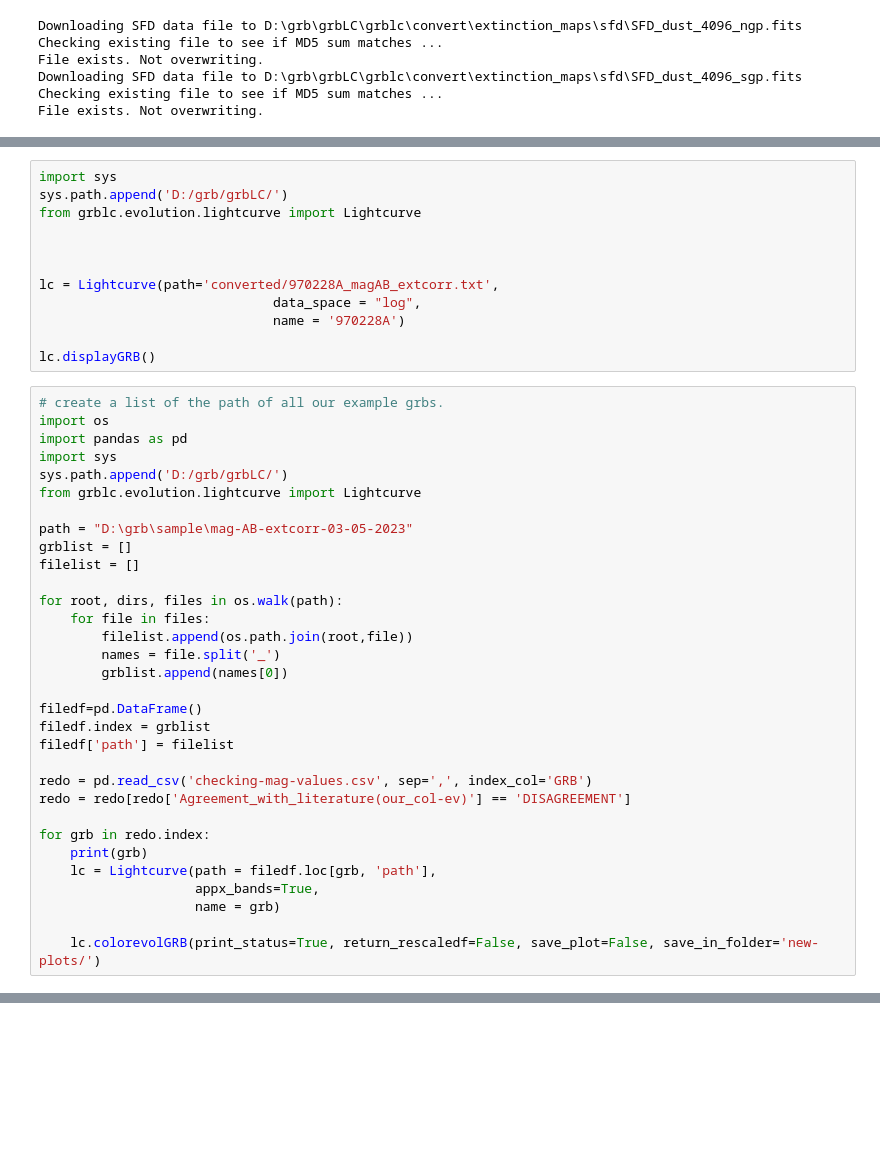
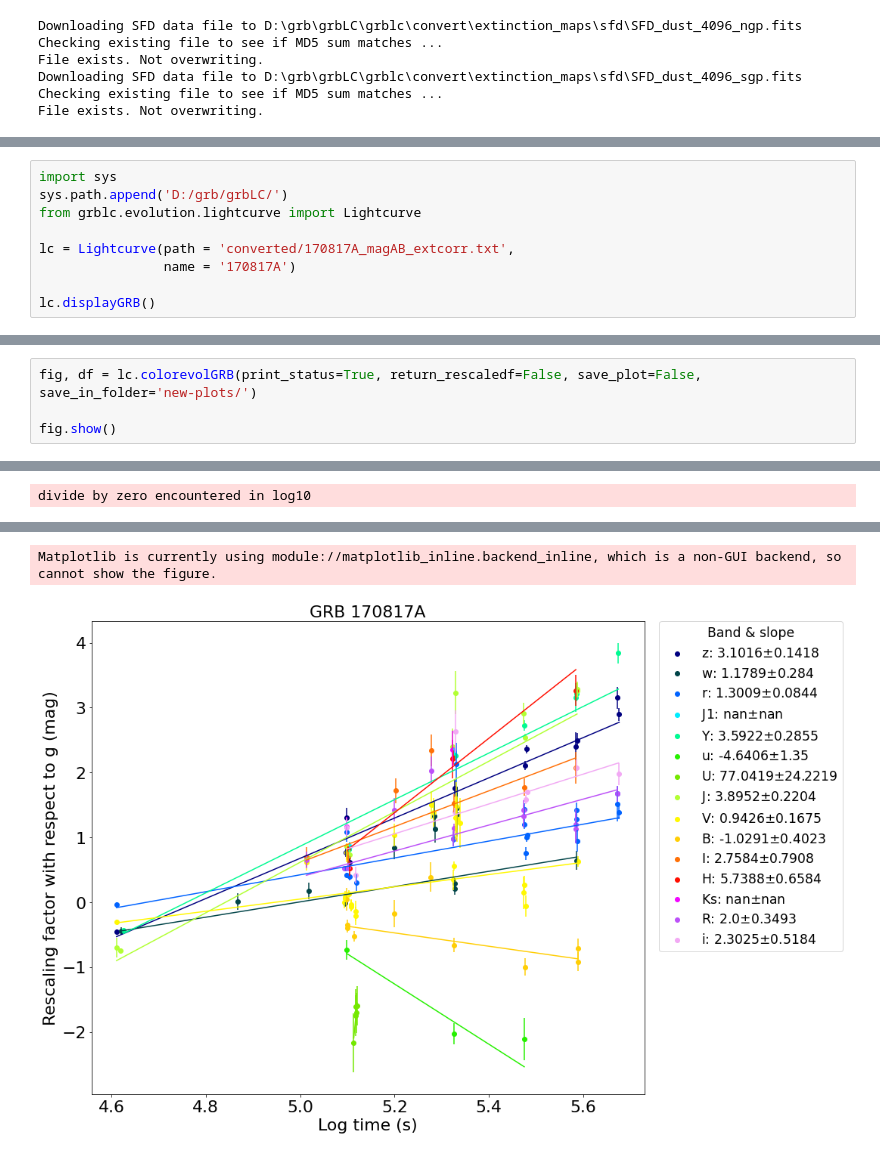
Before and after one commit to SLAC-Gamma-Rays/grbLC, a Jupyter notebook: examples/grblc_demo.ipynb, the cells around one changed output, grey strips where cells are left out. Drawn from its saved outputs; the diff is of its cells as text; blank space fills up the shorter version.

```diff
--- a/examples/grblc_demo.ipynb
+++ b/examples/grblc_demo.ipynb
@@ -91,42 +49,7 @@ import sys
 sys.path.append('D:/grb/grbLC/')
 from grblc.evolution.lightcurve import Lightcurve
 
-
-
-lc = Lightcurve(path='converted/970228A_magAB_extcorr.txt',
-                              data_space = "log",
-                              name = '970228A')
+lc = Lightcurve(path = 'converted/170817A_magAB_extcorr.txt',
+                name = '170817A')
 
 lc.displayGRB()
-# %%
-# create a list of the path of all our example grbs.
-import os
-import pandas as pd
-import sys
-sys.path.append('D:/grb/grbLC/')
-from grblc.evolution.lightcurve import Lightcurve
-
-path = "D:\grb\sample\mag-AB-extcorr-03-05-2023"
-grblist = []
-filelist = []
-
-for root, dirs, files in os.walk(path):
-    for file in files:
-        filelist.append(os.path.join(root,file))
-        names = file.split('_')
-        grblist.append(names[0])
-
-filedf=pd.DataFrame()
-filedf.index = grblist
-filedf['path'] = filelist
-
-redo = pd.read_csv('checking-mag-values.csv', sep=',', index_col='GRB')
-redo = redo[redo['Agreement_with_literature(our_col-ev)'] == 'DISAGREEMENT']
-
-for grb in redo.index:
-    print(grb)
-    lc = Lightcurve(path = filedf.loc[grb, 'path'],
-                    appx_bands=True,
-                    name = grb)
-
-    lc.colorevolGRB(print_status=True, return_rescaledf=False, save_plot=False, save_in_folder='new-plots/')
@@ -242,0 +56,5 @@ J:0+/-0; R:0.061+/-0.031;
+# %%
+fig, df = lc.colorevolGRB(print_status=True, return_rescaledf=False, save_plot=False, save_in_folder='new-plots/')
+
+fig.show()
+# %% [output]
@@ -242,0 +78 @@ J:0+/-0; R:0.061+/-0.031;
+divide by zero encountered in log10
@@ -242,0 +96,2 @@ J:0+/-0; R:0.061+/-0.031;
+Matplotlib is currently using module://matplotlib_inline.backend_inline, which is a non-GUI backend, so cannot show the figure.
+[figure, added]
```
Also changed, not shown: parts of 5 cells of this notebook, 34 other files.
